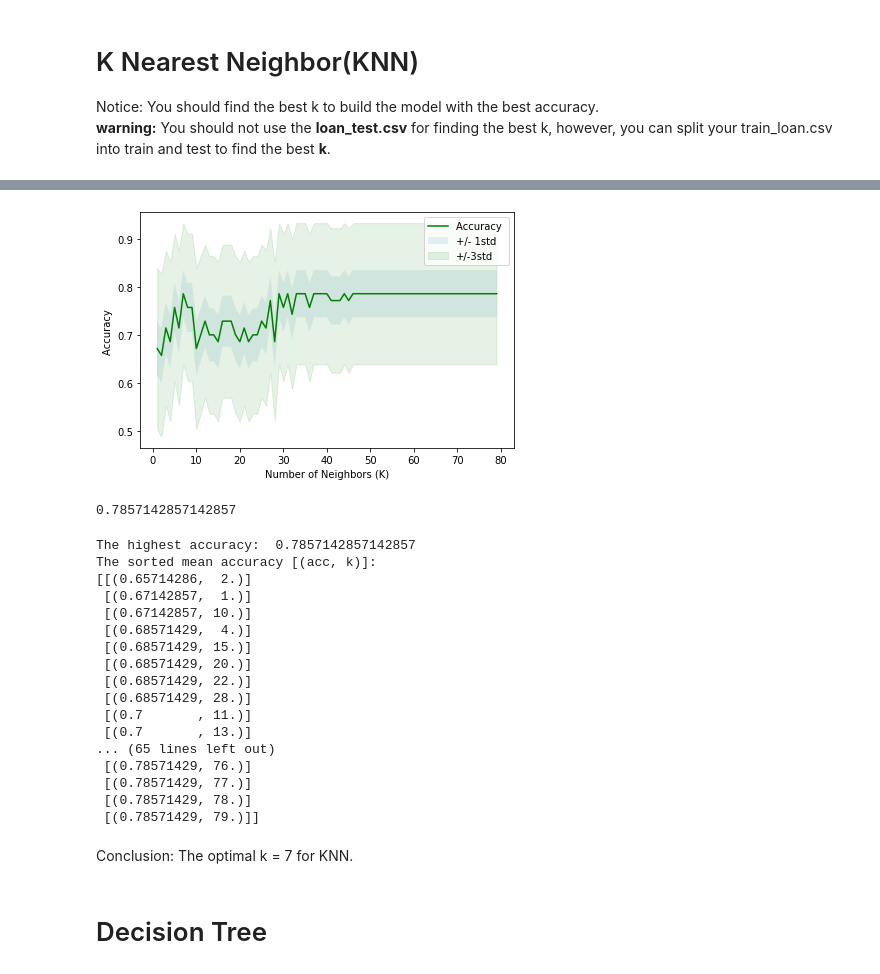
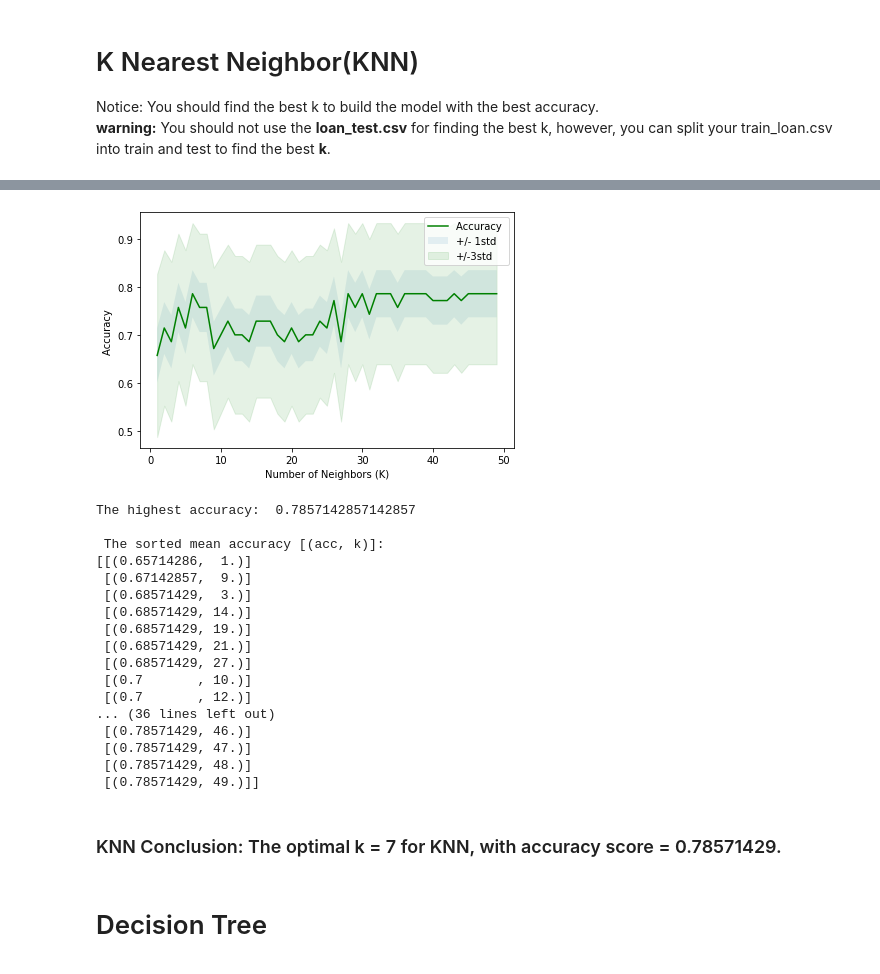
Before and after one commit to YujiaoMai/machineLearning, a Jupyter notebook: MLclassify.ipynb, the cells around one changed output, grey strips where cells are left out. Drawn from its saved outputs; the diff is of its cells as text; code cells hidden in the pictures.

```diff
--- a/MLclassify.ipynb
+++ b/MLclassify.ipynb
@@ -335,43 +386,45 @@ The results mean accuracy for k = 1 ~ 80
 # %%
-## Plot the mean_acc
-plt.plot(range(1,KV), mean_acc, 'g')
-plt.fill_between(range(1,KV), mean_acc-1*std_acc, mean_acc+1*std_acc, alpha=0.10)
-plt.fill_between(range(1,KV), mean_acc-3*std_acc, mean_acc+3*std_acc, alpha=0.10, color='green')
+## Plot the mean_acc AFTER CUTTING OUT THE RIGHT LONG TAIL
+cutp = 50
+mean_acc_cut =mean_acc[1:cutp]
+std_acc_cut = std_acc[1:cutp]
+plt.plot(range(1,cutp), mean_acc_cut, 'g')
+plt.fill_between(range(1,cutp), mean_acc_cut-1*std_acc_cut, mean_acc_cut+1*std_acc_cut, alpha=0.10)
+plt.fill_between(range(1,cutp), mean_acc_cut-3*std_acc_cut, mean_acc_cut+3*std_acc_cut, alpha=0.10, color='green')
 plt.legend(("Accuracy ", "+/- 1std", "+/-3std") )
 plt.ylabel("Accuracy ")
 plt.xlabel("Number of Neighbors (K)")
 plt.tight_layout()
 plt.show()
+
+## Sort the acc values and identify the best k
+print("The highest accuracy: ", max(mean_acc_cut))
+B = range(1,cutp)
+A = mean_acc_cut
+C = np.column_stack((A,B))
+print("\n The sorted mean accuracy [(acc, k)]:")
+print( np.sort(C.view('f8,f8'), order=['f0'], axis=0) )
 # %% [output]
-[figure, old version]
+[figure, new version]
-0.7857142857142857
+The highest accuracy:  0.7857142857142857
+
+ The sorted mean accuracy [(acc, k)]:
+[[(0.65714286,  1.)]
+ [(0.67142857,  9.)]
+ [(0.68571429,  3.)]
+ [(0.68571429, 14.)]
+ [(0.68571429, 19.)]
+ [(0.68571429, 21.)]
+ [(0.68571429, 27.)]
+ [(0.7       , 10.)]
+ [(0.7       , 12.)]
+... (36 lines left out)
+ [(0.78571429, 46.)]
+ [(0.78571429, 47.)]
+ [(0.78571429, 48.)]
+ [(0.78571429, 49.)]]
-# %%
-print("The highest accuracy: ", max(mean_acc))
-B = range(1,KV)
-A = mean_acc
-C = np.column_stack((A,B))
-print("The sorted mean accuracy [(acc, k)]:")
-print( np.sort(C.view('f8,f8'), order=['f0'], axis=0) )
-# %% [output]
-The highest accuracy:  0.7857142857142857
-The sorted mean accuracy [(acc, k)]:
-[[(0.65714286,  2.)]
- [(0.67142857,  1.)]
- [(0.67142857, 10.)]
- [(0.68571429,  4.)]
- [(0.68571429, 15.)]
- [(0.68571429, 20.)]
- [(0.68571429, 22.)]
- [(0.68571429, 28.)]
- [(0.7       , 11.)]
- [(0.7       , 13.)]
-... (65 lines left out)
- [(0.78571429, 76.)]
- [(0.78571429, 77.)]
- [(0.78571429, 78.)]
- [(0.78571429, 79.)]]
 # %% [markdown]
-Conclusion: The optimal k = 7 for KNN.
+### KNN Conclusion: The optimal k = 7 for KNN, with accuracy score = 0.78571429.
 # %% [markdown]
 # Decision Tree
 # %%
```
Also changed, not shown: parts of 15 cells of this notebook.
